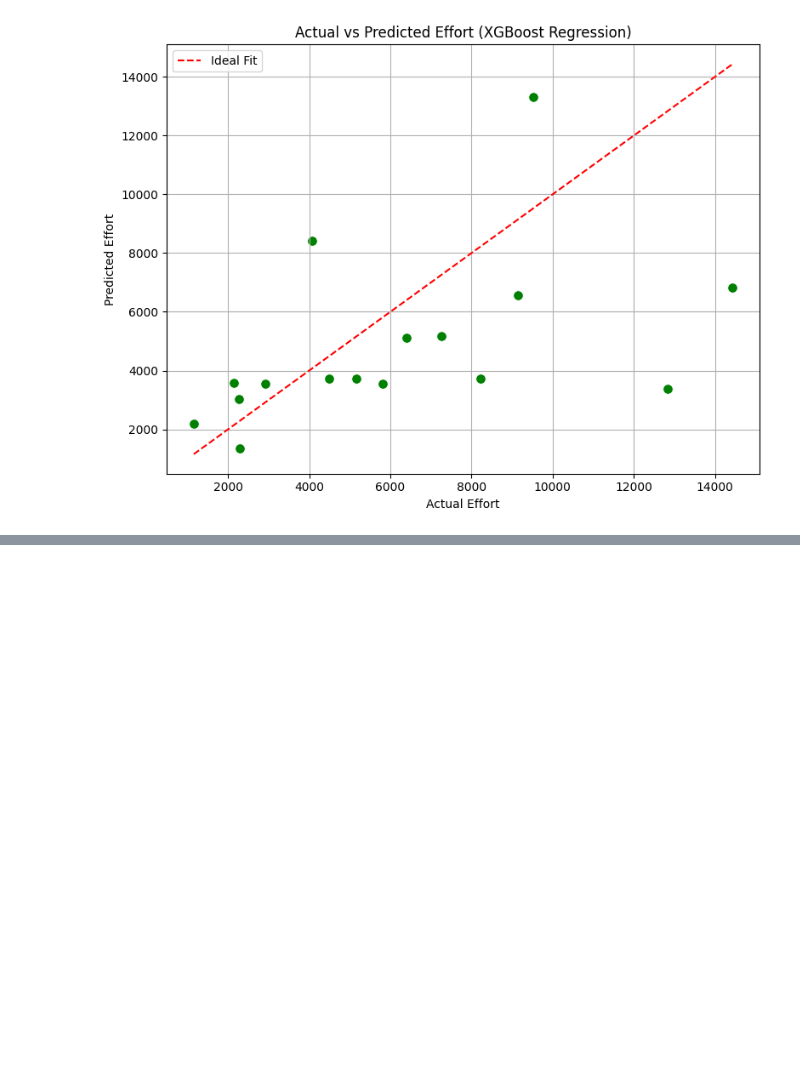
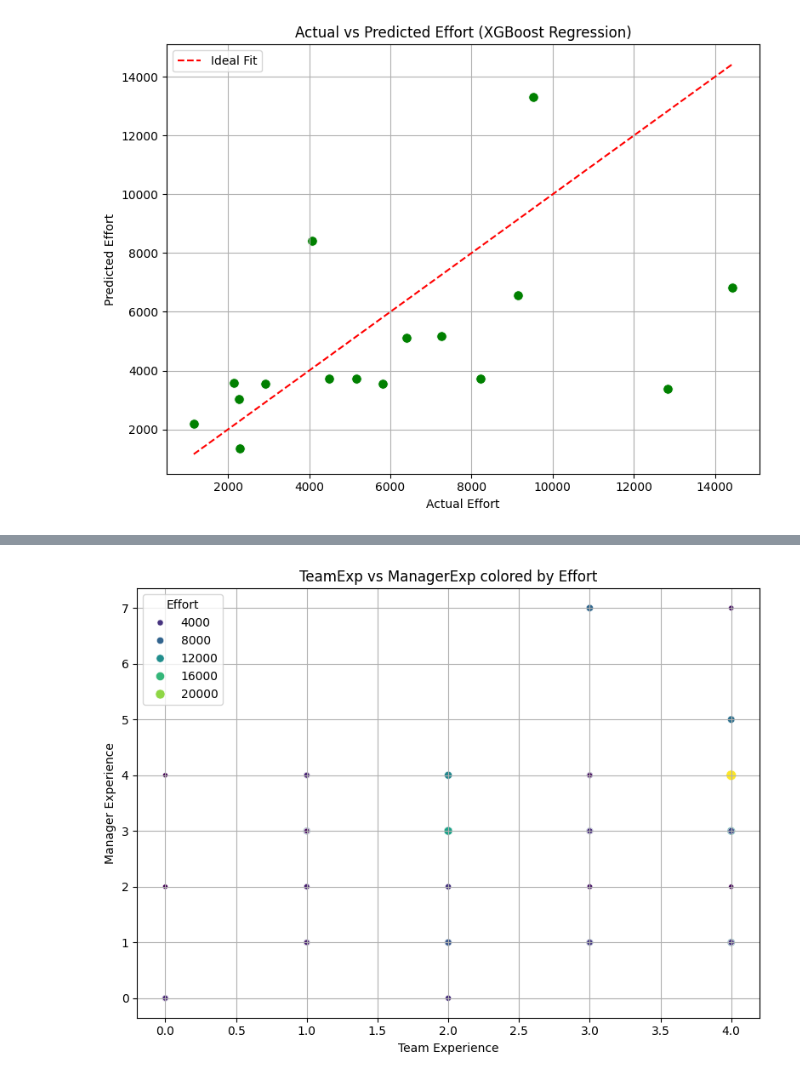
Before and after one commit to Shahbazi-Amir/SmartDevTime, a Jupyter notebook: smartdevtime_project_1.ipynb, the cells around one changed output, grey strips where cells are left out. Drawn from its saved outputs; the diff is of its cells as text; code cells hidden in the pictures; blank space fills up the shorter version.

```diff
--- a/smartdevtime_project_duration_prediction.ipynb
+++ b/smartdevtime_project_1.ipynb
@@ -596,0 +642,12 @@ grid_search.fit(X_train, y_train)
+# %%
+# Step 1: Remove rows with -1 in TeamExp or ManagerExp (as done earlier)
+df_cleaned = df[(df['TeamExp'] != -1) & (df['ManagerExp'] != -1)]
+
+# Step 2: Drop irrelevant columns
+df_model = df_cleaned.drop(columns=['id', 'Project', 'YearEnd'])
+
+# Step 3: Apply one-hot encoding to the 'Language' column
+df_encoded = pd.get_dummies(df_model, columns=['Language'], drop_first=True)
+
+# Optional: Show first few rows
+df_encoded.head()
@@ -596,0 +661,6 @@ grid_search.fit(X_train, y_train)
+# %%
+# Step 1: Create interaction term
+df_encoded['Team_Manager_Interaction'] = df_encoded['TeamExp'] * df_encoded['ManagerExp']
+
+# Step 2: Show first few rows to verify
+df_encoded[['TeamExp', 'ManagerExp', 'Team_Manager_Interaction']].head()
@@ -596,0 +674,29 @@ grid_search.fit(X_train, y_train)
+# %%
+df_encoded['Team_Manager_Interaction'] = df_encoded['TeamExp'] * df_encoded['ManagerExp']
+# %%
+import matplotlib.pyplot as plt
+import seaborn as sns
+
+# Step 1: Set figure
+plt.figure(figsize=(8, 6))
+
+# Step 2: Plot scatter with color and size based on Effort
+sns.scatterplot(
+    data=df_encoded,
+    x='TeamExp',
+    y='ManagerExp',
+    size='Effort',
+    hue='Effort',
+    palette='viridis',
+    legend='brief'
+)
+
+# Step 3: Customize
+plt.title('TeamExp vs ManagerExp colored by Effort')
+plt.xlabel('Team Experience')
+plt.ylabel('Manager Experience')
+plt.grid(True)
+plt.tight_layout()
+plt.show()
+# %% [output]
+[figure, added]
```
Also changed, not shown: parts of 12 cells of this notebook, 2 other files.
